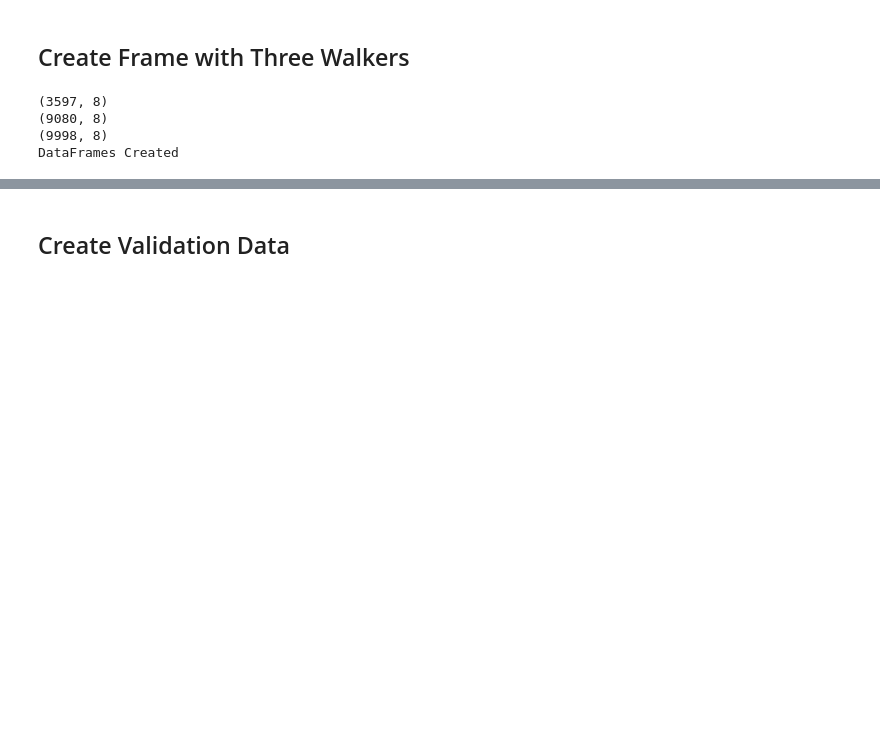
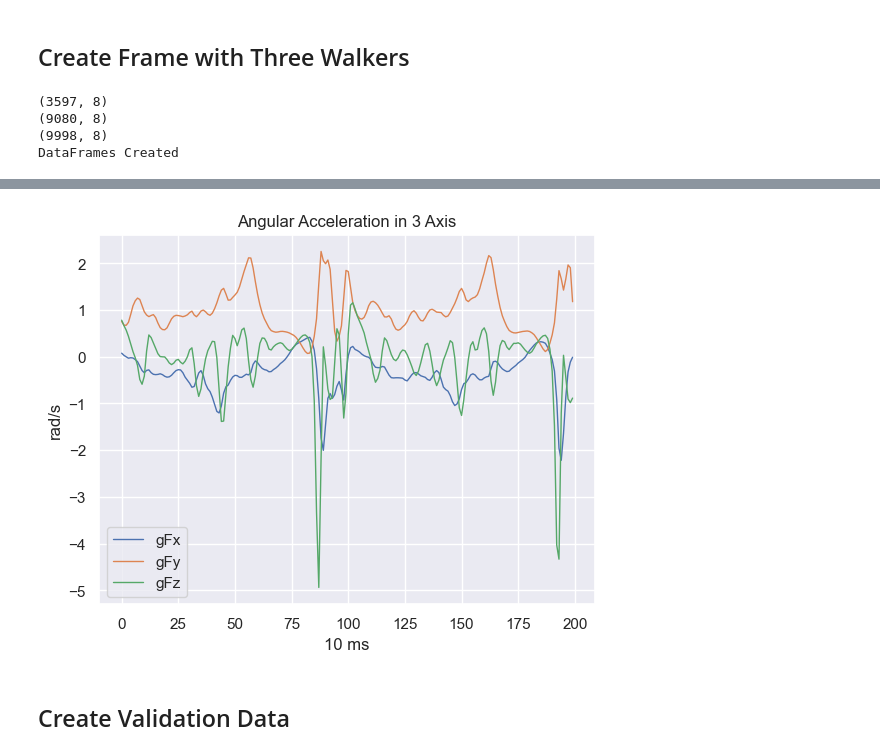
Before and after one commit to rgeorgebu/cs6330-final-project, a Jupyter notebook: WalkerClassificationModelsVer_2.ipynb, the cells around one changed output, grey strips where cells are left out. Cells and saved outputs as stored; diff of their text form; code cells hidden in the pictures; blank space fills up the shorter version.

```diff
--- a/WalkerClassificationModelsVer_2.ipynb
+++ b/WalkerClassificationModelsVer_2.ipynb
@@ -210,3 +223,16 @@ DataFrames Created
+# %%
+plot(df_sitting['gFx'][0:200], linewidth=1)
+plot(df_sitting['gFy'][0:200], linewidth=1)
+plot(df_sitting['gFz'][0:200], linewidth=1)
+#plt.xticks([0,1, 2, 3, 4,6,7,8,9])
+plt.locator_params(axis='x', nbins=10)
+plt.xlabel("10 ms")
+plt.ylabel("rad/s")
+plt.legend(['gFx','gFy','gFz'])
+plt.title("Angular Acceleration in 3 Axis")
+plt.show()
+# %% [output]
+[figure, added]
 # %% [markdown]
 ##  Create Validation Data
 # %%
```
Also changed, not shown: parts of 1 cell of this notebook, 1 other file.
